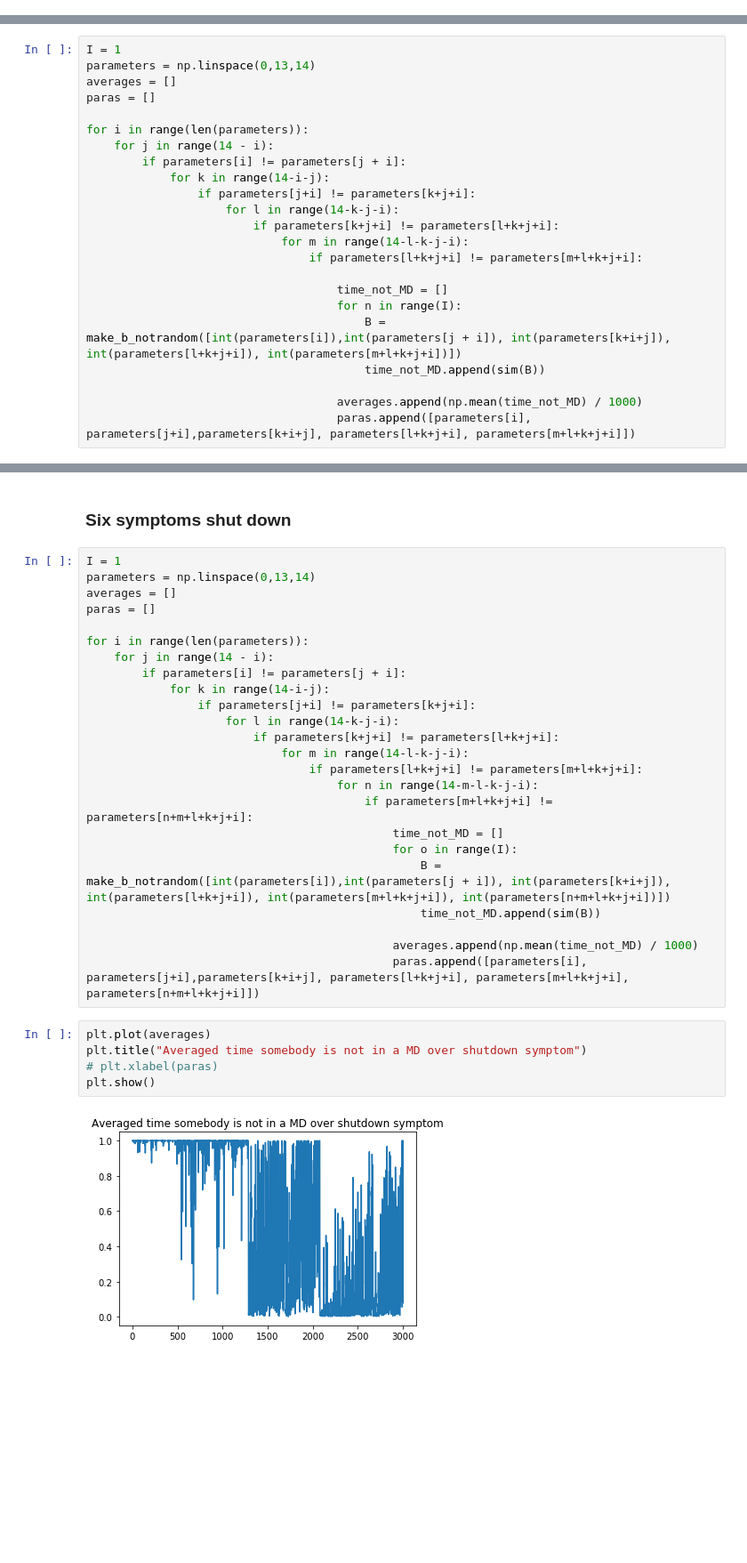
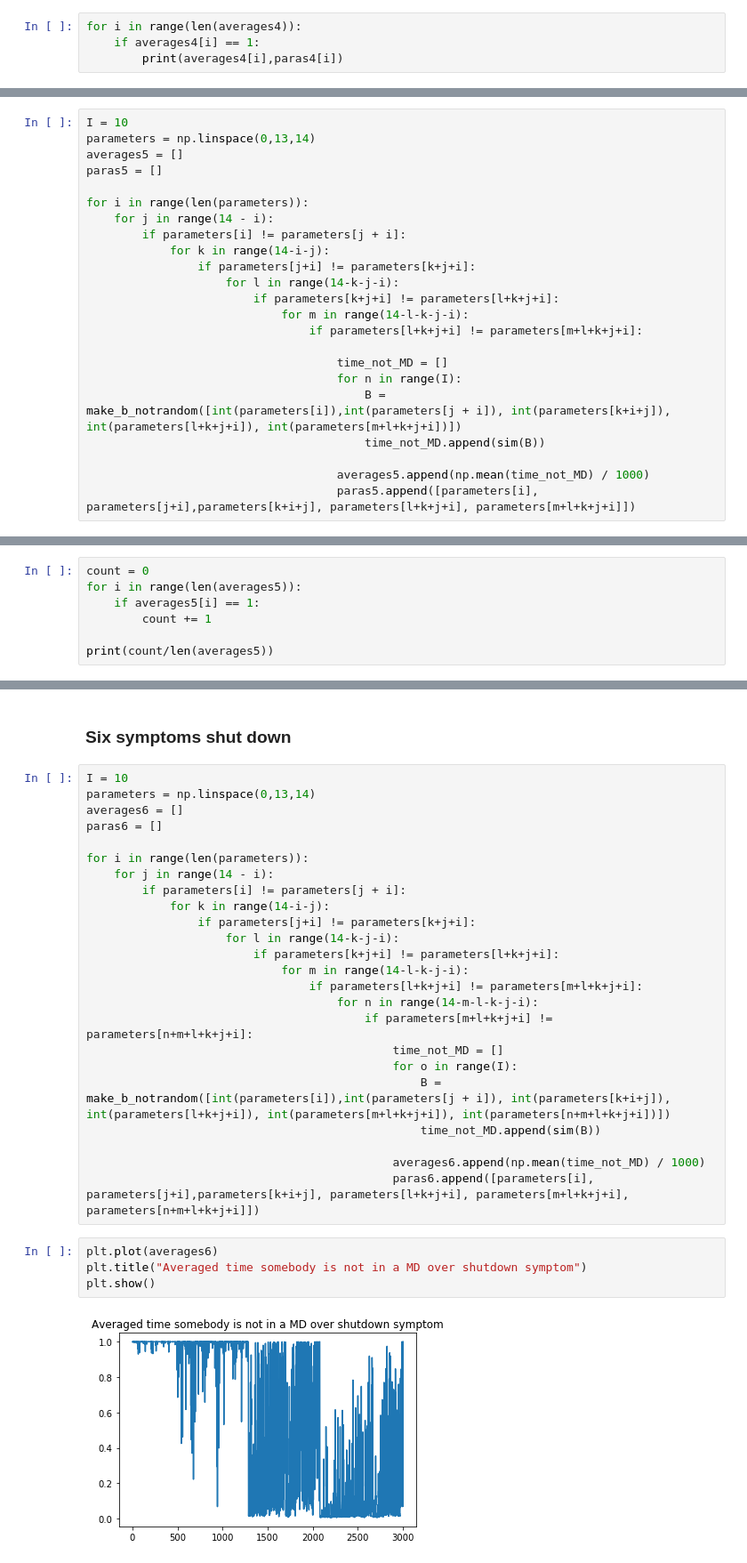
Before and after one commit to TamarTulp/Complex_systems, a Jupyter notebook: Code/Simulation 3.ipynb, the cells around one changed output, grey strips where cells are left out. Shown at 89% size. Saved outputs shown, nothing was run; the diff lists cells and outputs as text; blank space fills up the shorter version.

```diff
--- a/Code/Simulation 3.ipynb
+++ b/Code/Simulation 3.ipynb
@@ -243,0 +258,4 @@ plt.show()
+# %%
+for i in range(len(averages4)):
+    if averages4[i] == 1:
+        print(averages4[i],paras4[i])
@@ -244,10 +269,10 @@ plt.show()
 # %% [markdown]
 ### Five symptoms shut down
 # %%
-I = 1
+I = 10
 parameters = np.linspace(0,13,14)
-averages = []
-paras = []
+averages5 = []
+paras5 = []
 
 for i in range(len(parameters)):
     for j in range(14 - i):
@@ -264,6 +289,6 @@ for i in range(len(parameters)):
                                         B = make_b_notrandom([int(parameters[i]),int(parameters[j + i]), int(parameters[k+i+j]), int(parameters[l+k+j+i]), int(parameters[m+l+k+j+i])])
                                         time_not_MD.append(sim(B))
 
-                                    averages.append(np.mean(time_not_MD) / 1000)
-                                    paras.append([parameters[i], parameters[j+i],parameters[k+i+j], parameters[l+k+j+i], parameters[m+l+k+j+i]])
+                                    averages5.append(np.mean(time_not_MD) / 1000)
+                                    paras5.append([parameters[i], parameters[j+i],parameters[k+i+j], parameters[l+k+j+i], parameters[m+l+k+j+i]])
 # %%
@@ -275,0 +300,7 @@ plt.show()
+# %%
+count = 0
+for i in range(len(averages5)):
+    if averages5[i] == 1:
+        count += 1
+
+print(count/len(averages5))
@@ -276,10 +309,10 @@ plt.show()
 # %% [markdown]
 ### Six symptoms shut down
 # %%
-I = 1
+I = 10
 parameters = np.linspace(0,13,14)
-averages = []
-paras = []
+averages6 = []
+paras6 = []
 
 for i in range(len(parameters)):
     for j in range(14 - i):
@@ -297,12 +330,11 @@ for i in range(len(parameters)):
                                                 B = make_b_notrandom([int(parameters[i]),int(parameters[j + i]), int(parameters[k+i+j]), int(parameters[l+k+j+i]), int(parameters[m+l+k+j+i]), int(parameters[n+m+l+k+j+i])])
                                                 time_not_MD.append(sim(B))
 
-                                            averages.append(np.mean(time_not_MD) / 1000)
-                                            paras.append([parameters[i], parameters[j+i],parameters[k+i+j], parameters[l+k+j+i], parameters[m+l+k+j+i], parameters[n+m+l+k+j+i]])
+                                            averages6.append(np.mean(time_not_MD) / 1000)
+                                            paras6.append([parameters[i], parameters[j+i],parameters[k+i+j], parameters[l+k+j+i], parameters[m+l+k+j+i], parameters[n+m+l+k+j+i]])
 # %%
-plt.plot(averages)
+plt.plot(averages6)
 plt.title("Averaged time somebody is not in a MD over shutdown symptom")
-# plt.xlabel(paras)
 plt.show()
 # %% [output]
-[figure, old version]
+[figure, new version]
```
Also changed, not shown: parts of 17 cells of this notebook.
